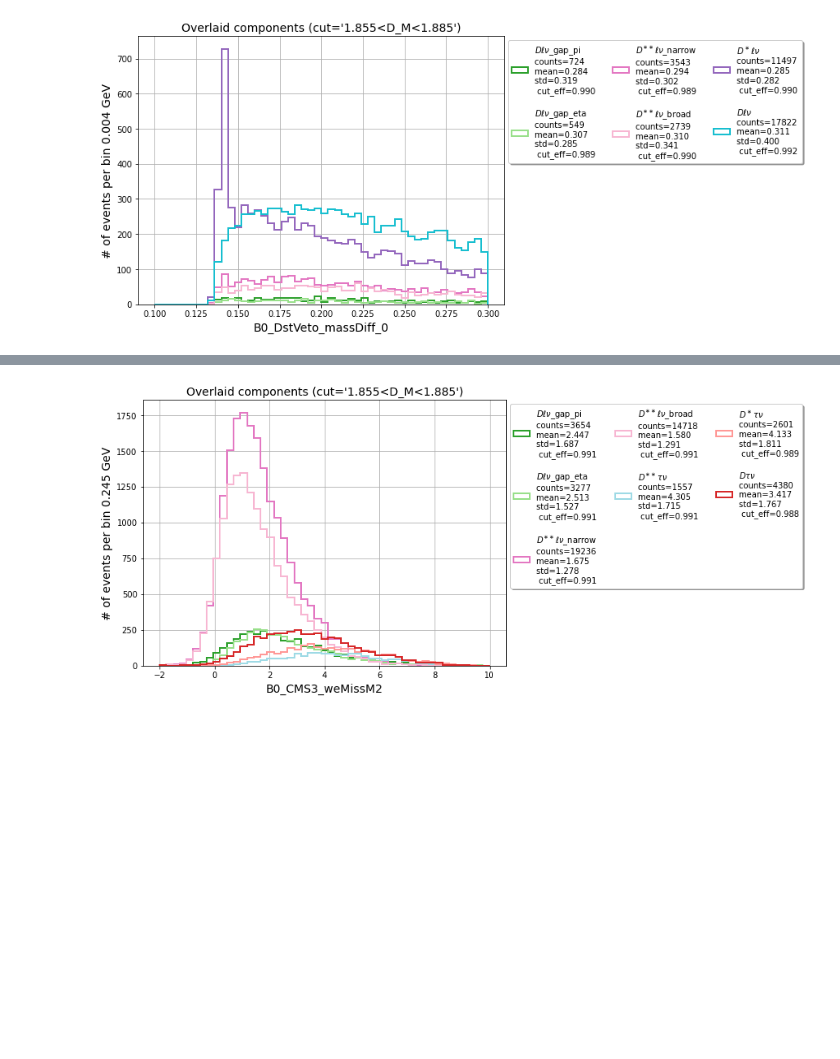
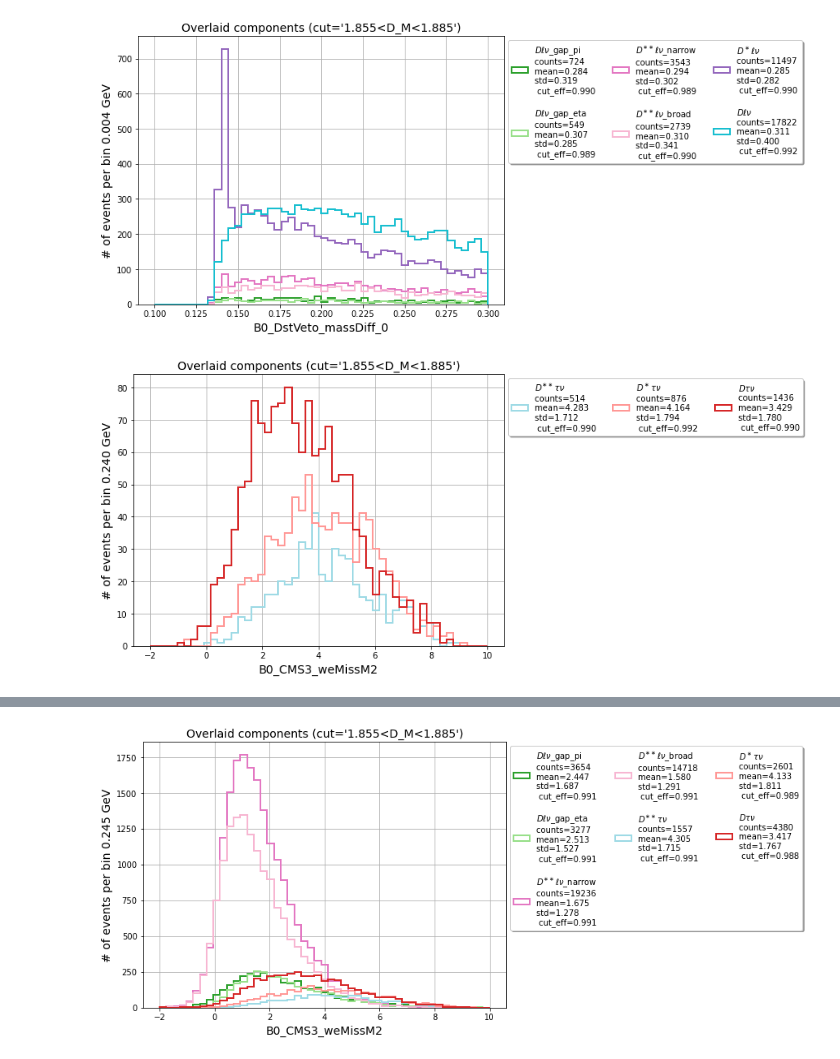
Before and after one commit to zjkjsd/inclusive_R_D, a Jupyter notebook: Notebooks/Plotting/1_PlotNtuple_signalRegion_e.ipynb, the cells around one changed output, grey strips where cells are left out. Saved outputs shown, nothing was run; the diff lists cells and outputs as text; code cells hidden in the pictures; blank space fills up the shorter version.

```diff
--- a/Notebooks/Plotting/1_PlotNtuple_signalRegion_e.ipynb
+++ b/Notebooks/Plotting/1_PlotNtuple_signalRegion_e.ipynb
@@ -226,3 +195,13 @@ mpl.plot_mc_1d_overlaid(variable='B0_DstVeto_massDiff_0',bins=b1,mask=[],
                         show_only='norm',density=False)
 # %% [output]
 [figure]
+# %%
+b1 = np.concatenate((np.linspace(-2.5,2.5,11), np.linspace(2.8,10,31) ) )
+b1 = np.linspace(-2,10,51)
+mpl.plot_mc_1d_overlaid(variable='B0_CMS3_weMissM2',bins=b1,mask=[],
+                        cut='1.855<D_M<1.885',show_only='sig',density=False,
+                        weights={r'$D\tau\nu$': 1,
+                                 r'$D^\ast\tau\nu$': 1,
+                                 r'$D^{\ast\ast}\tau\nu$': 1})
+# %% [output]
+[figure, added]
```
Also changed, not shown: parts of 10 cells of this notebook, 40 other files.
